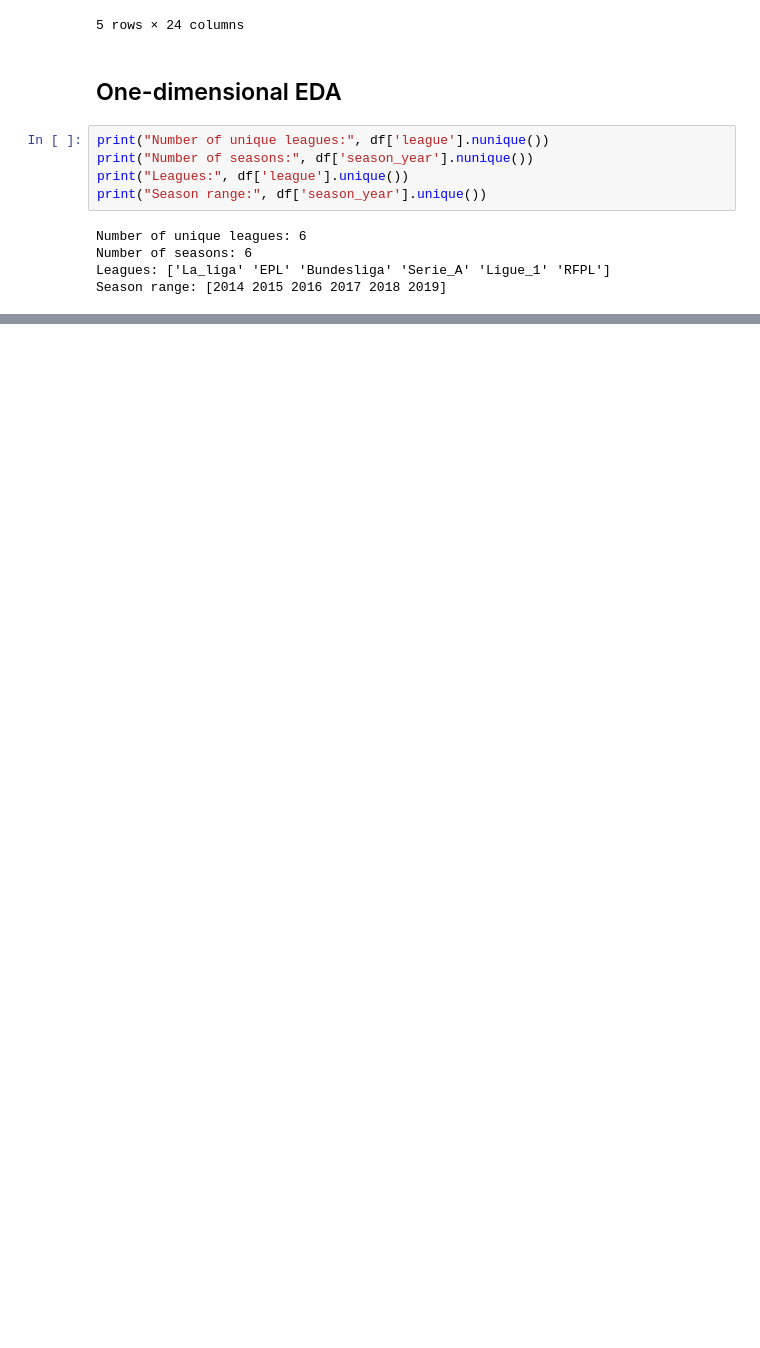
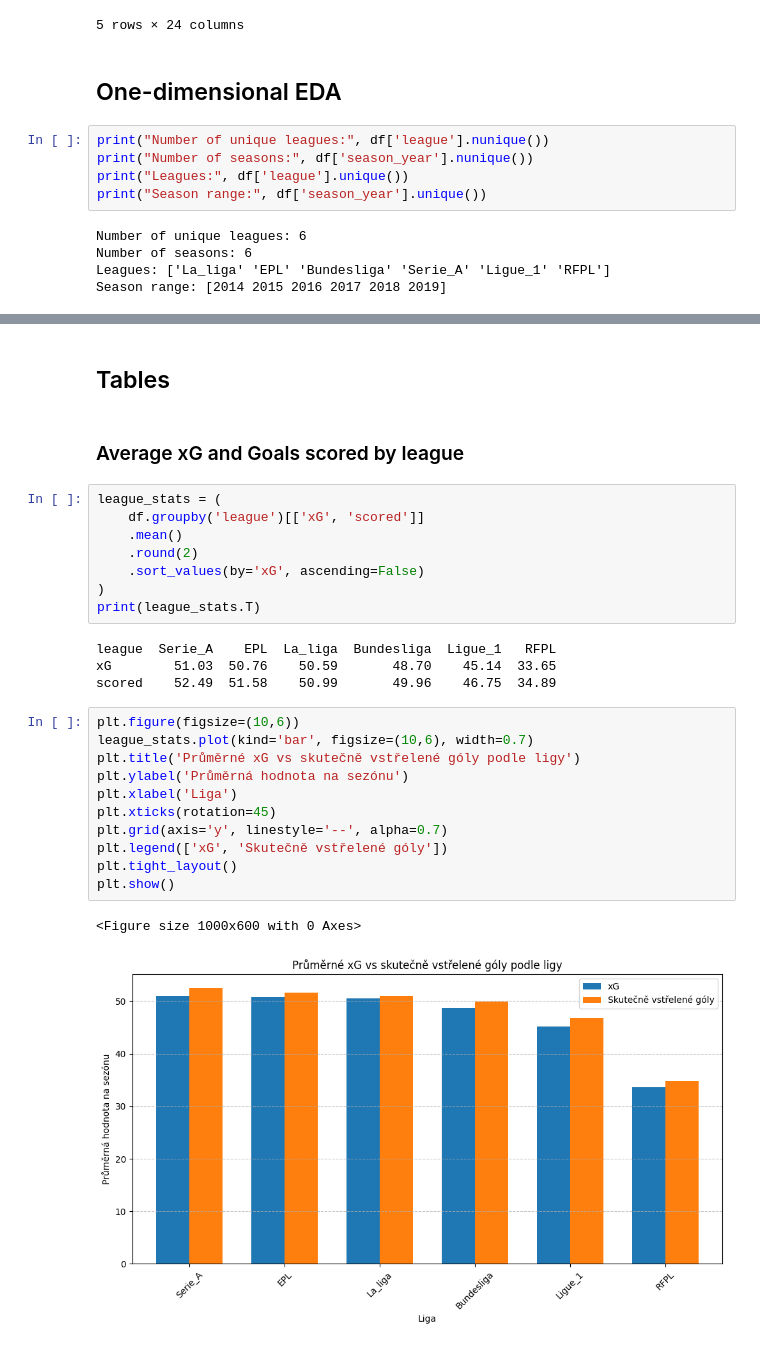
Before and after one commit to xcervenkam/DP, a Jupyter notebook: xG/xG_EDA.ipynb, the cells around one changed output, grey strips where cells are left out. Cells and saved outputs as stored; diff of their text form; blank space fills up the shorter version.

Commit message:
Added section "Tables"

```diff
--- a/xG/xG_EDA.ipynb
+++ b/xG/xG_EDA.ipynb
@@ -127,0 +146,30 @@ desc_stats.round(2)
+# %% [markdown]
+## Tables
+# %% [markdown]
+### Average xG and Goals scored by league
+# %%
+league_stats = (
+    df.groupby('league')[['xG', 'scored']]
+    .mean()
+    .round(2)
+    .sort_values(by='xG', ascending=False)
+)
+print(league_stats.T)
+# %% [output]
+league  Serie_A    EPL  La_liga  Bundesliga  Ligue_1   RFPL
+xG        51.03  50.76    50.59       48.70    45.14  33.65
+scored    52.49  51.58    50.99       49.96    46.75  34.89
+# %%
+plt.figure(figsize=(10,6))
+league_stats.plot(kind='bar', figsize=(10,6), width=0.7)
+plt.title('Průměrné xG vs skutečně vstřelené góly podle ligy')
+plt.ylabel('Průměrná hodnota na sezónu')
+plt.xlabel('Liga')
+plt.xticks(rotation=45)
+plt.grid(axis='y', linestyle='--', alpha=0.7)
+plt.legend(['xG', 'Skutečně vstřelené góly'])
+plt.tight_layout()
+plt.show()
+# %% [output]
+<Figure size 1000x600 with 0 Axes>
+[figure, added]
```
Also changed, not shown: parts of 8 cells of this notebook.
